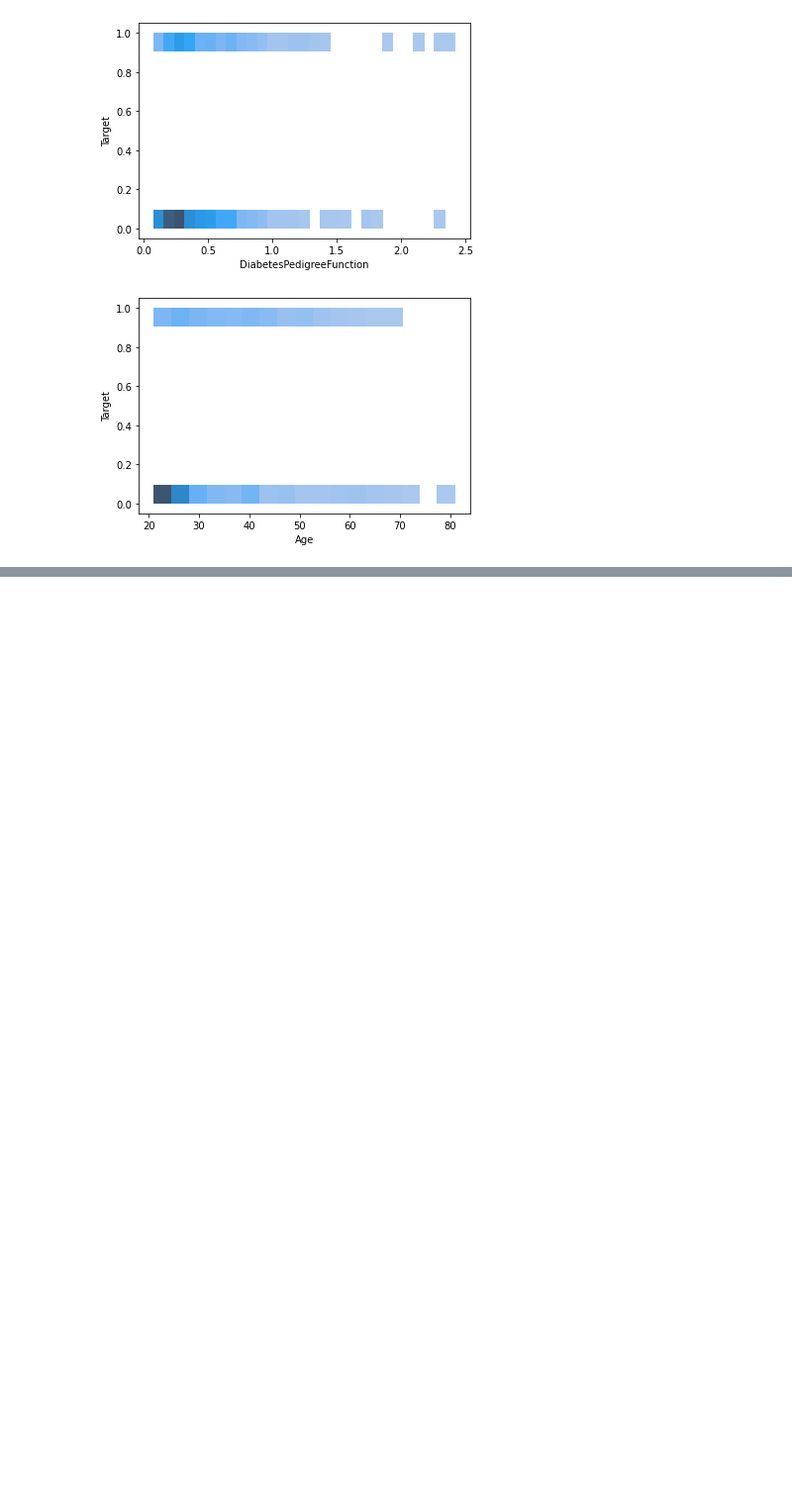
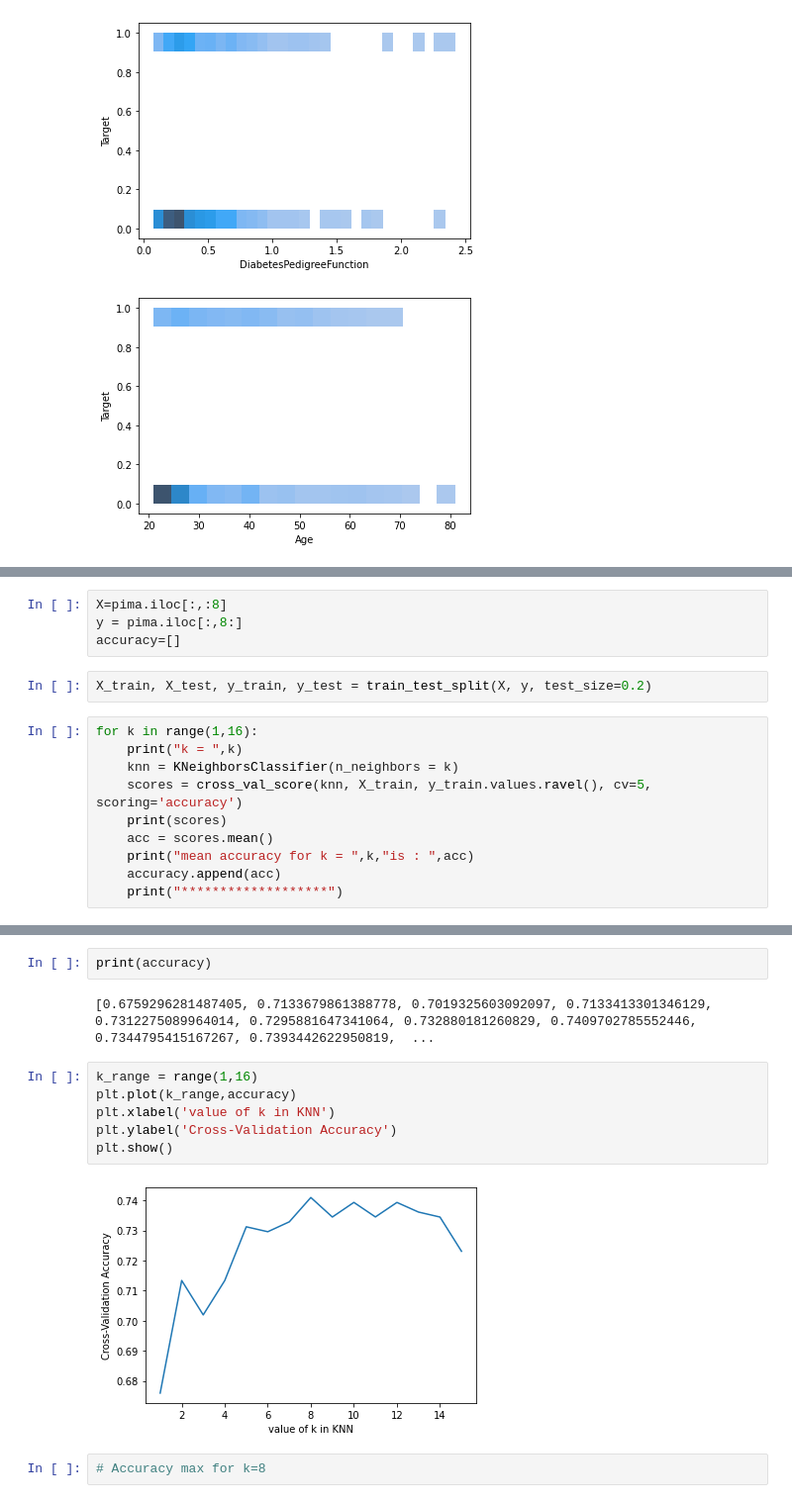
Before and after one commit to chandms/Security_Analytics, a Jupyter notebook: Assignment2/Problem3.ipynb, the cells around one changed output, grey strips where cells are left out. Shown at 99% size. Saved outputs shown, nothing was run; the diff lists cells and outputs as text; blank space fills up the shorter version.

```diff
--- a/Assignment2/Problem3.ipynb
+++ b/Assignment2/Problem3.ipynb
@@ -64,0 +70,16 @@ for col in columns[:-1]:
+# %%
+X=pima.iloc[:,:8]
+y = pima.iloc[:,8:]
+accuracy=[]
+# %%
+X_train, X_test, y_train, y_test = train_test_split(X, y, test_size=0.2)
+# %%
+for k in range(1,16):
+    print("k = ",k)
+    knn = KNeighborsClassifier(n_neighbors = k)
+    scores = cross_val_score(knn, X_train, y_train.values.ravel(), cv=5, scoring='accuracy')
+    print(scores)
+    acc = scores.mean()
+    print("mean accuracy for k = ",k,"is : ",acc)
+    accuracy.append(acc)
+    print("*******************")
@@ -64,0 +104,14 @@ for col in columns[:-1]:
+# %%
+print(accuracy)
+# %% [output]
+[0.6759296281487405, 0.7133679861388778, 0.7019325603092097, 0.7133413301346129, 0.7312275089964014, 0.7295881647341064, 0.732880181260829, 0.7409702785552446, 0.7344795415167267, 0.7393442622950819,  ...
+# %%
+k_range = range(1,16)
+plt.plot(k_range,accuracy)
+plt.xlabel('value of k in KNN')
+plt.ylabel('Cross-Validation Accuracy')
+plt.show()
+# %% [output]
+[figure, added]
+# %%
+# Accuracy max for k=8
```
Also changed, not shown: parts of 10 cells of this notebook, 10 other files.
